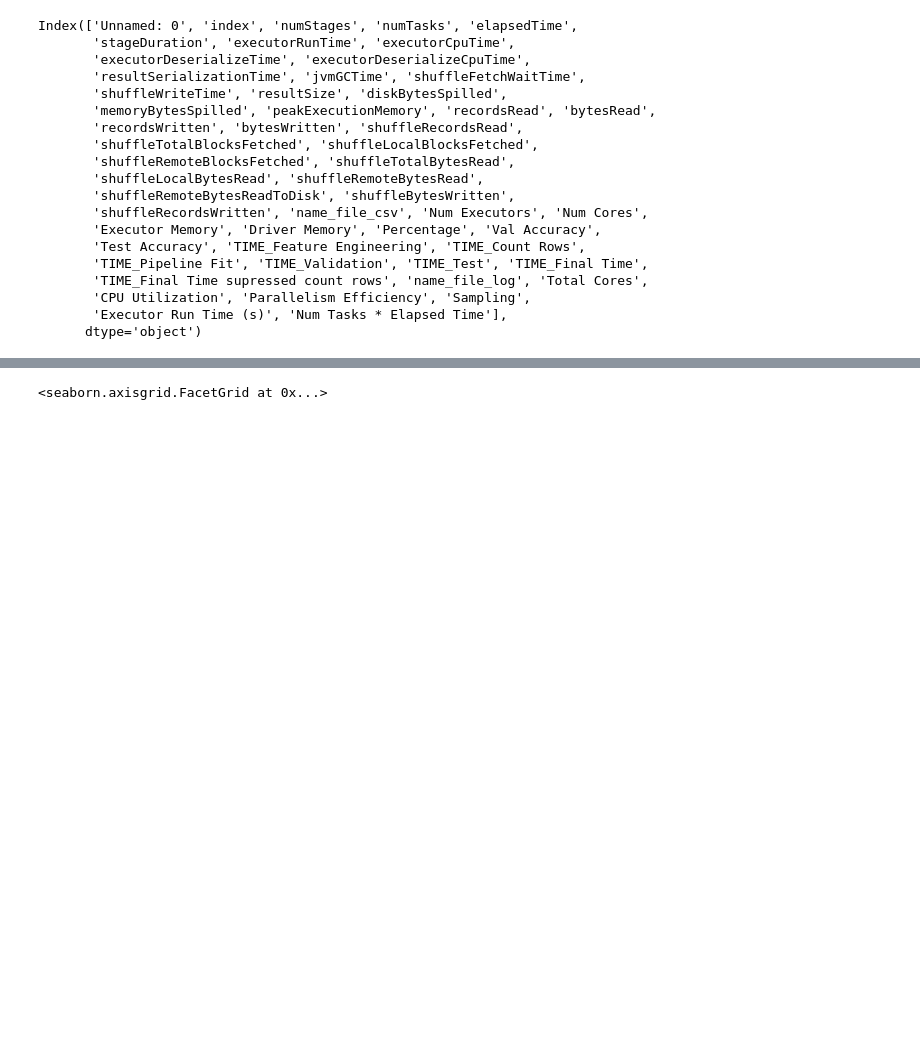
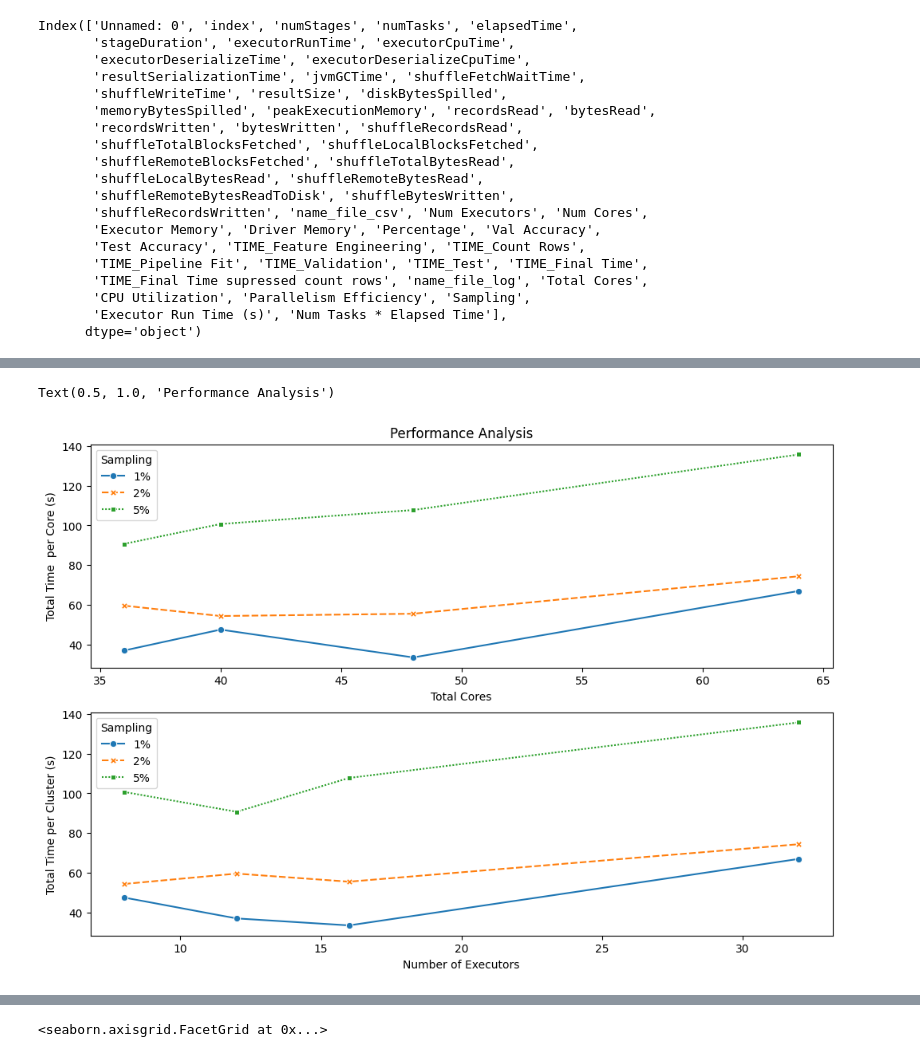
Before and after one commit to beatrizbsperes/FRACTAL_Big_Data, a Jupyter notebook: plot.ipynb, the cells around one changed output, grey strips where cells are left out. Drawn from its saved outputs; the diff is of its cells as text; code cells hidden in the pictures; blank space fills up the shorter version.

```diff
--- a/plot.ipynb
+++ b/plot.ipynb
@@ -425,0 +467,32 @@ Text(0.5, 1.0, 'Performance Analysis')
+# %%
+import matplotlib.pyplot as plt
+import seaborn as sns
+fig, ax = plt.subplots(nrows=2, figsize=(12,8))
+
+ax[0] = sns.lineplot(
+    data = dff,
+    x = 'Total Cores',
+    y = (dff['elapsedTime']//8)/1000,
+    markers=True,
+    hue='Sampling',
+    style='Sampling',
+    ax=ax[0]
+)
+ax[0].set_ylabel('Total Time  per Core (s)')
+ax[0].set_xlabel('Total Cores')
+
+ax[1] = sns.lineplot(
+    data = dff,
+    x = 'Num Executors',
+    y = (dff['elapsedTime'] / 8)/1000,
+    markers=True,
+    hue='Sampling',
+    style='Sampling',
+    ax=ax[1]
+)
+ax[1].set_ylabel('Total Time per Cluster (s)')
+ax[1].set_xlabel('Number of Executors')
+ax[0].set_title("Performance Analysis")
+# %% [output]
+Text(0.5, 1.0, 'Performance Analysis')
+[figure, added]
```
Also changed, not shown: parts of 19 cells of this notebook, 3 other files.
